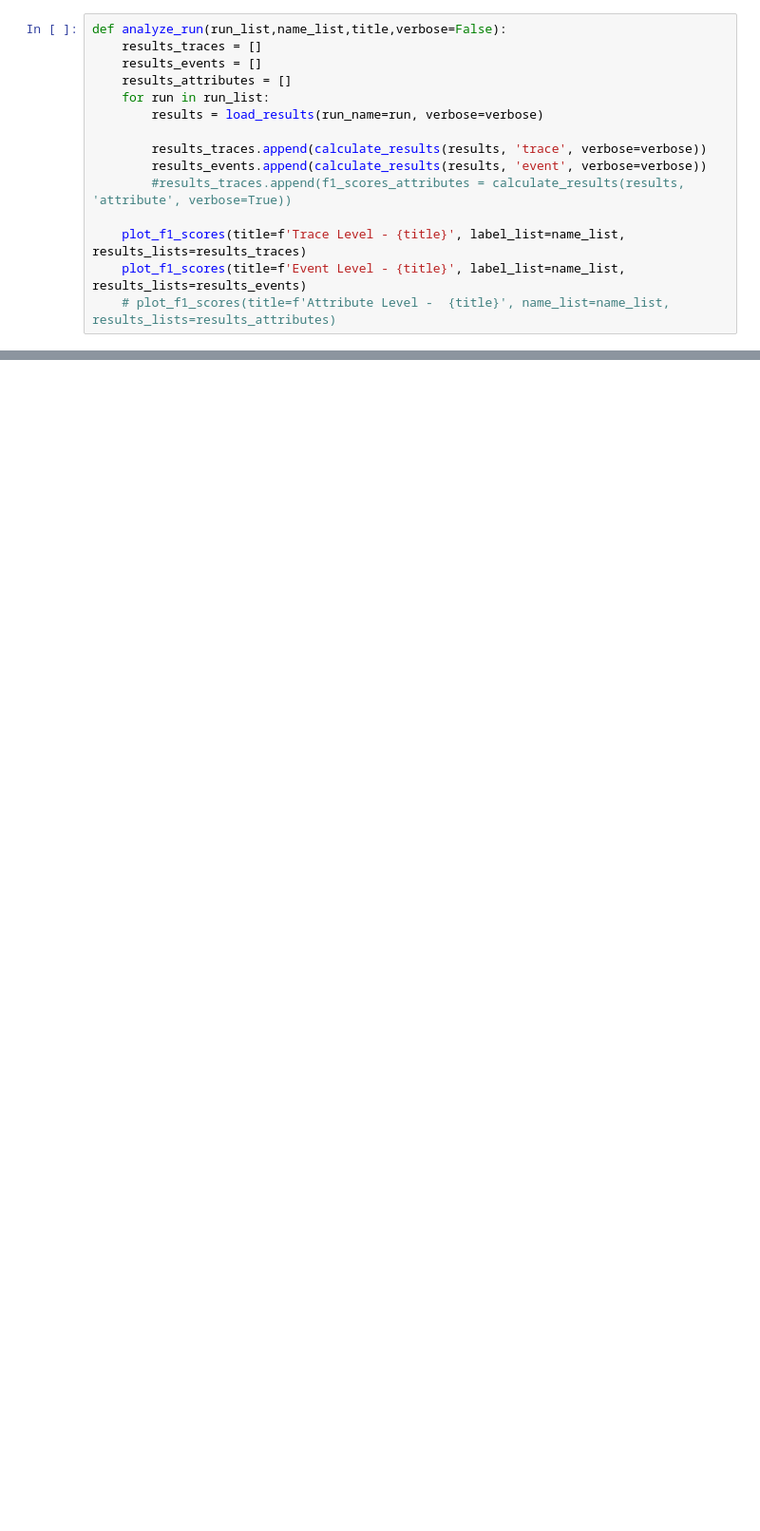
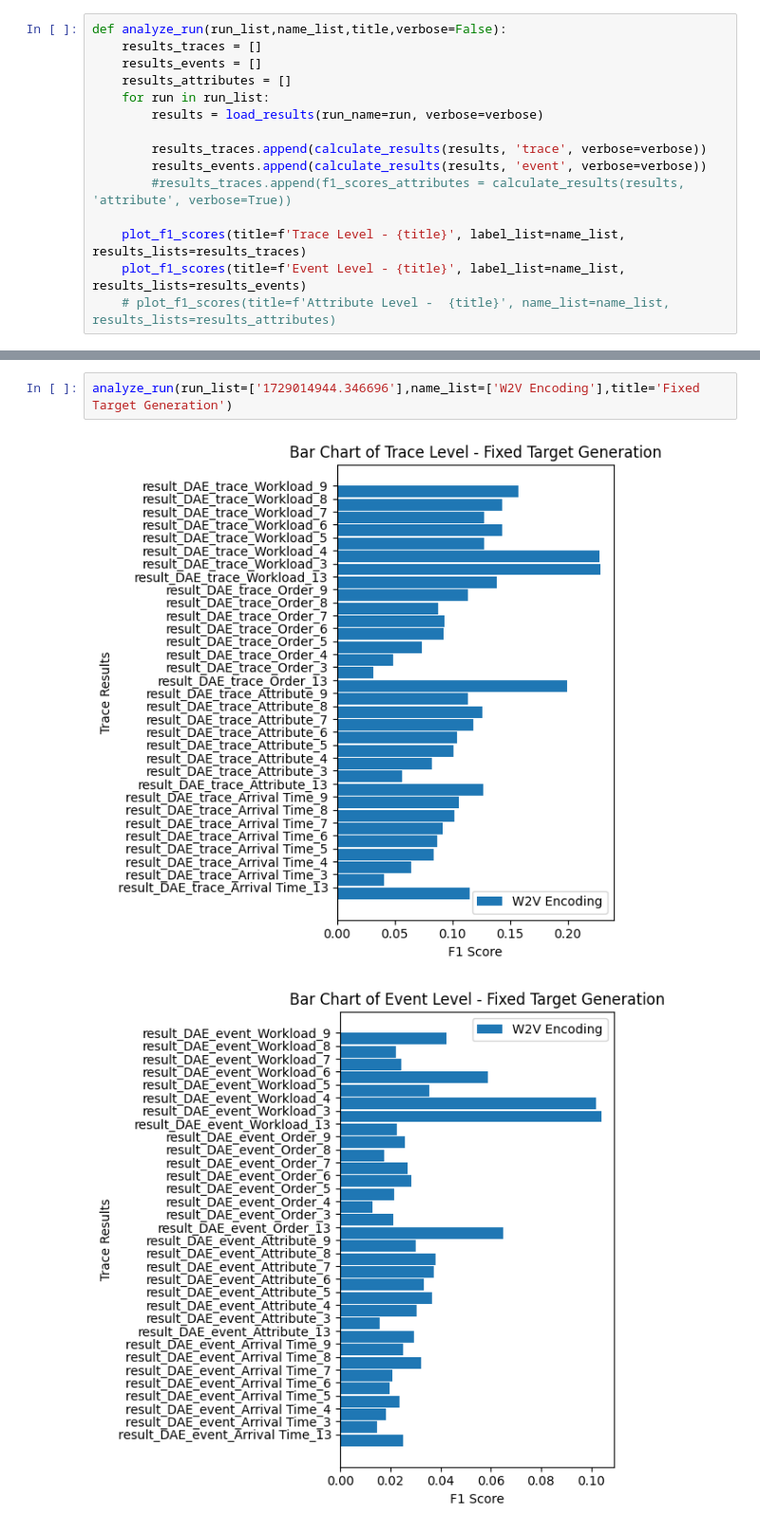
Before and after one commit to ronaldvandenbroek/BPAD, a Jupyter notebook: analysis/results_score.ipynb, the cells around one changed output, grey strips where cells are left out. Shown at 95% size. Drawn from its saved outputs; the diff is of its cells as text; blank space fills up the shorter version.

```diff
--- a/analysis/results_score.ipynb
+++ b/analysis/results_score.ipynb
@@ -256,0 +257,5 @@ analyze_run(run_list=['1728595236.788436','1728595155.5979335'],name_list=['One-
+# %%
+analyze_run(run_list=['1729014944.346696'],name_list=['W2V Encoding'],title='Fixed Target Generation')
+# %% [output]
+[figure, added]
+[figure, added]
```
Also changed, not shown: parts of 6 cells of this notebook, 11 other files.
